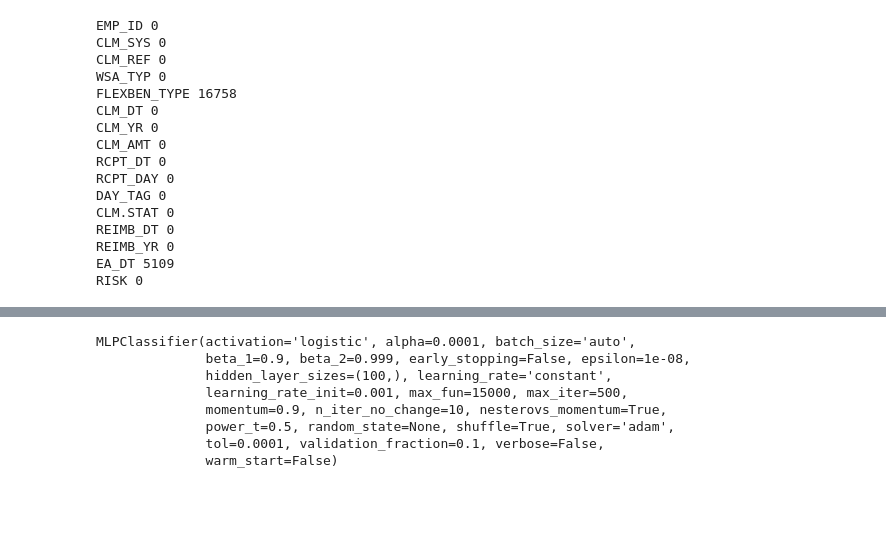
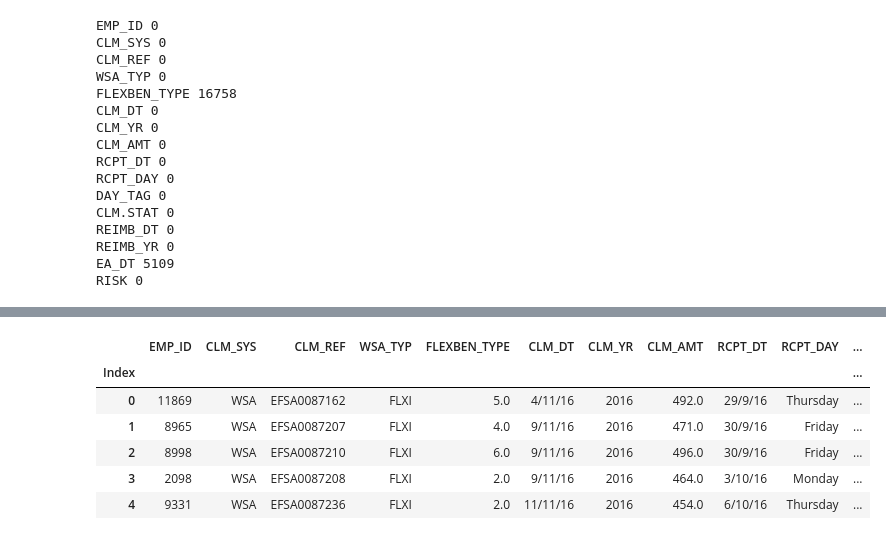
Before and after one commit to IoT-master/FraudDetection, a Jupyter notebook: FraudDetection.ipynb, the cells around one changed output, grey strips where cells are left out. Saved outputs shown, nothing was run; the diff lists cells and outputs as text; code cells hidden in the pictures; blank space fills up the shorter version.

```diff
--- a/FraudDetection.ipynb
+++ b/FraudDetection.ipynb
@@ -56,3 +73,13 @@ RISK 0
+# %%
+claims_df_nona.head()
+# %% [output]
+|  | EMP_ID | CLM_SYS | CLM_REF | WSA_TYP | FLEXBEN_TYPE | CLM_DT | CLM_YR | CLM_AMT | RCPT_DT | RCPT_DAY | ... |
+| Index |  |  |  |  |  |  |  |  |  |  | ... |
+| 0 | 11869 | WSA | EFSA0087162 | FLXI | 5.0 | 4/11/16 | 2016 | 492.0 | 29/9/16 | Thursday | ... |
+| 1 | 8965 | WSA | EFSA0087207 | FLXI | 4.0 | 9/11/16 | 2016 | 471.0 | 30/9/16 | Friday | ... |
+| 2 | 8998 | WSA | EFSA0087210 | FLXI | 6.0 | 9/11/16 | 2016 | 496.0 | 30/9/16 | Friday | ... |
+| 3 | 2098 | WSA | EFSA0087208 | FLXI | 2.0 | 9/11/16 | 2016 | 464.0 | 3/10/16 | Monday | ... |
+| 4 | 9331 | WSA | EFSA0087236 | FLXI | 2.0 | 11/11/16 | 2016 | 454.0 | 6/10/16 | Thursday | ... |
 # %%
 X = claims_df_nona.drop(['RISK'], axis=1)
 X = pd.get_dummies(X)
@@ -63,14 +90,3 @@ X_train, X_test, y_train, y_test= train_test_split(X, y, random_state=42, test_s
 # %%
 from sklearn.neural_network import MLPClassifier
 nnclass = MLPClassifier(activation='logistic',max_iter=500,verbose=False)
-# %%
-nnclass.fit(X_train,y_train)
-# %% [output]
-MLPClassifier(activation='logistic', alpha=0.0001, batch_size='auto',
-              beta_1=0.9, beta_2=0.999, early_stopping=False, epsilon=1e-08,
-              hidden_layer_sizes=(100,), learning_rate='constant',
-              learning_rate_init=0.001, max_fun=15000, max_iter=500,
-              momentum=0.9, n_iter_no_change=10, nesterovs_momentum=True,
-              power_t=0.5, random_state=None, shuffle=True, solver='adam',
-              tol=0.0001, validation_fraction=0.1, verbose=False,
-              warm_start=False)
```
Also changed, not shown: parts of 15 cells of this notebook, 2 other files.
